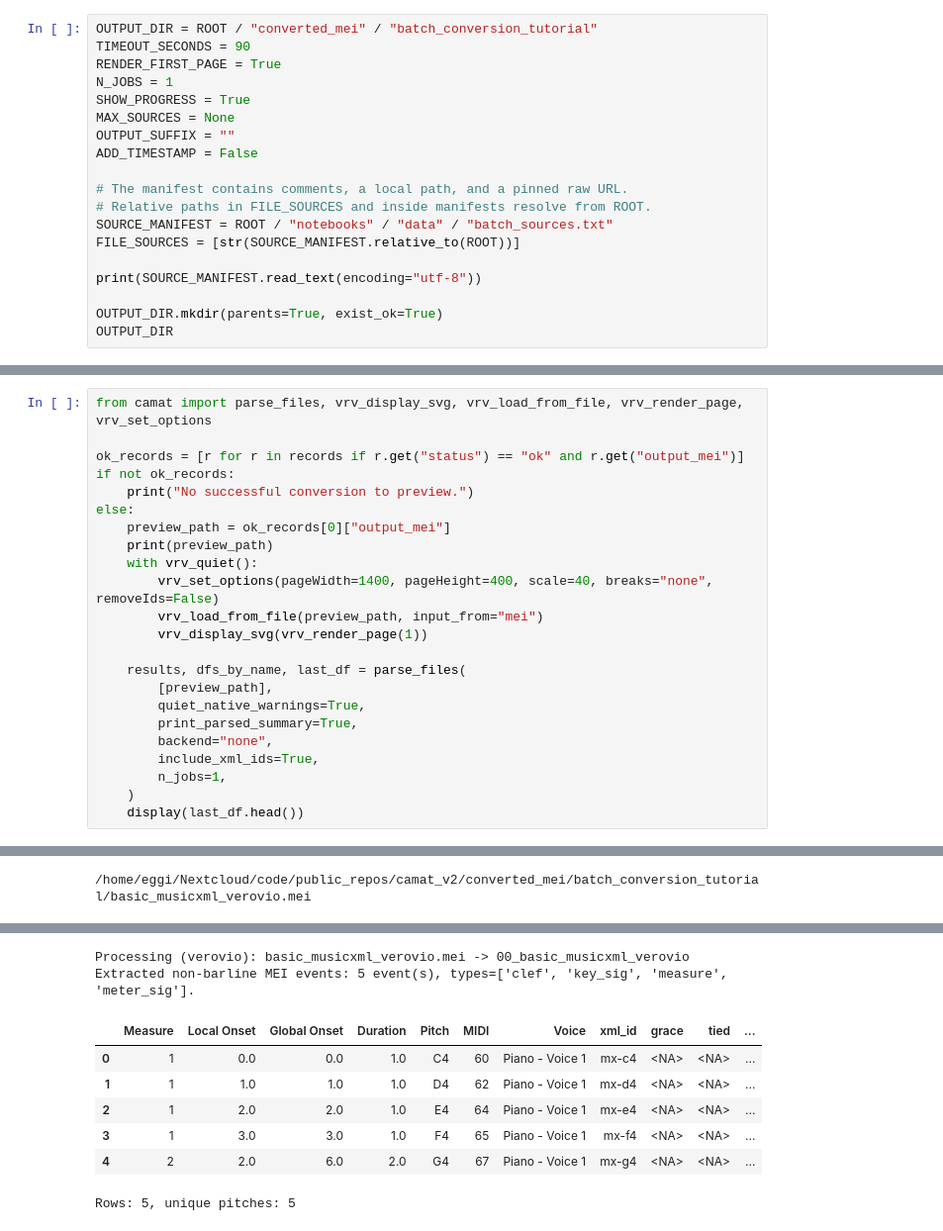
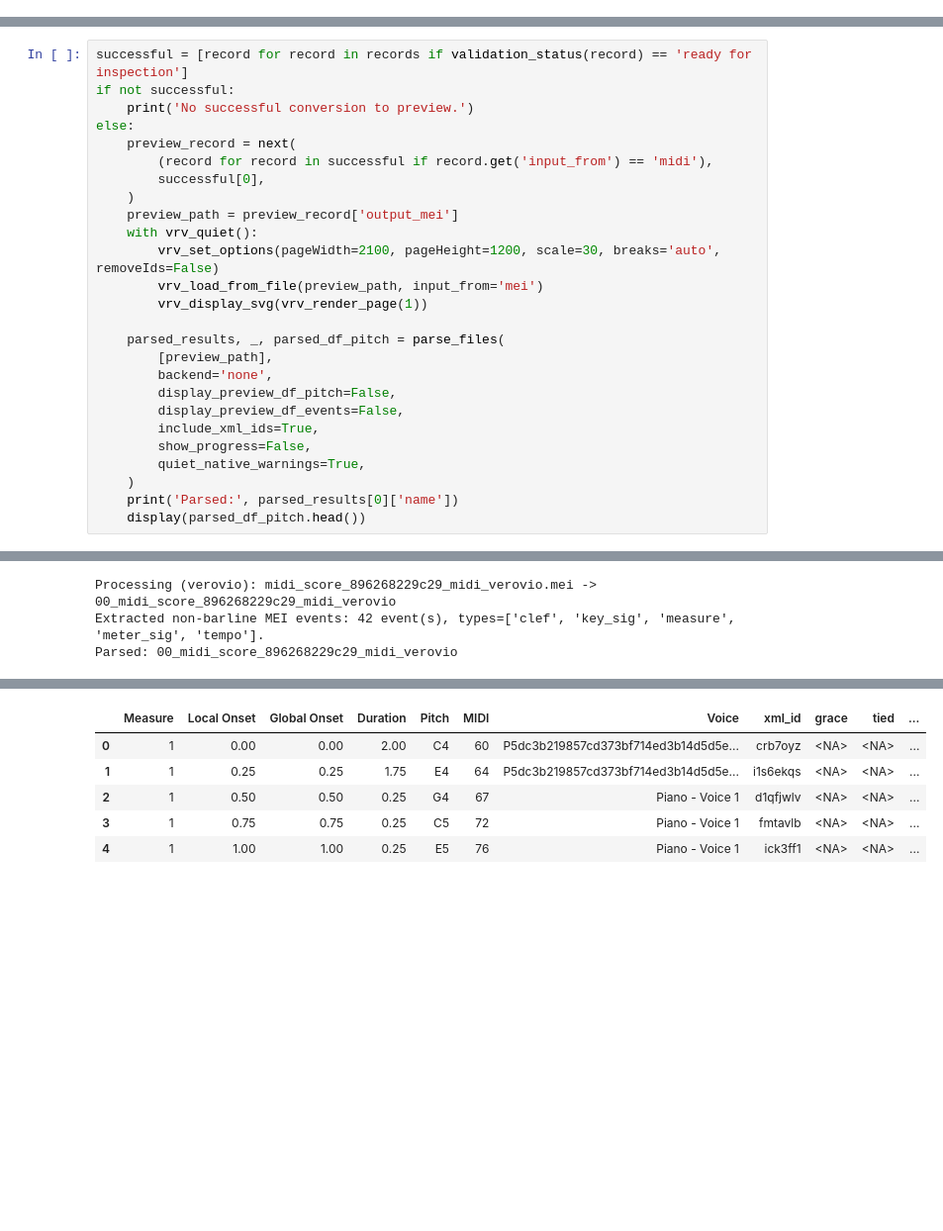
Before and after one commit to egorpol/camat_v2, a Jupyter notebook: notebooks/camat_batch_conversion.ipynb, the cells around one changed output, grey strips where cells are left out. Shown at 99% size. Drawn from its saved outputs; the diff is of its cells as text; blank space fills up the shorter version.

```diff
--- a/notebooks/camat_batch_conversion.ipynb
+++ b/notebooks/camat_batch_conversion.ipynb
@@ -52,19 +42,0 @@ Outputs go under `converted_mei/` (gitignored). Keep sources; treat generated ME
-# %%
-OUTPUT_DIR = ROOT / "converted_mei" / "batch_conversion_tutorial"
-TIMEOUT_SECONDS = 90
-RENDER_FIRST_PAGE = True
-N_JOBS = 1
-SHOW_PROGRESS = True
-MAX_SOURCES = None
-OUTPUT_SUFFIX = ""
-ADD_TIMESTAMP = False
-
-# The manifest contains comments, a local path, and a pinned raw URL.
-# Relative paths in FILE_SOURCES and inside manifests resolve from ROOT.
-SOURCE_MANIFEST = ROOT / "notebooks" / "data" / "batch_sources.txt"
-FILE_SOURCES = [str(SOURCE_MANIFEST.relative_to(ROOT))]
-
-print(SOURCE_MANIFEST.read_text(encoding="utf-8"))
-
-OUTPUT_DIR.mkdir(parents=True, exist_ok=True)
-OUTPUT_DIR
@@ -147,24 +211,27 @@ Render the first successful MEI, then parse with the default Verovio backend.
 # %%
-from camat import parse_files, vrv_display_svg, vrv_load_from_file, vrv_render_page, vrv_set_options
-
-ok_records = [r for r in records if r.get("status") == "ok" and r.get("output_mei")]
-if not ok_records:
-    print("No successful conversion to preview.")
+successful = [record for record in records if validation_status(record) == 'ready for inspection']
+if not successful:
+    print('No successful conversion to preview.')
 else:
-    preview_path = ok_records[0]["output_mei"]
-    print(preview_path)
+    preview_record = next(
+        (record for record in successful if record.get('input_from') == 'midi'),
+        successful[0],
+    )
+    preview_path = preview_record['output_mei']
     with vrv_quiet():
-        vrv_set_options(pageWidth=1400, pageHeight=400, scale=40, breaks="none", removeIds=False)
-        vrv_load_from_file(preview_path, input_from="mei")
+        vrv_set_options(pageWidth=2100, pageHeight=1200, scale=30, breaks='auto', removeIds=False)
+        vrv_load_from_file(preview_path, input_from='mei')
         vrv_display_svg(vrv_render_page(1))
 
-    results, dfs_by_name, last_df = parse_files(
+    parsed_results, _, parsed_df_pitch = parse_files(
         [preview_path],
+        backend='none',
+        display_preview_df_pitch=False,
+        display_preview_df_events=False,
+        include_xml_ids=True,
+        show_progress=False,
         quiet_native_warnings=True,
-        print_parsed_summary=True,
-        backend="none",
-        include_xml_ids=True,
-        n_jobs=1,
     )
-    display(last_df.head())
+    print('Parsed:', parsed_results[0]['name'])
+    display(parsed_df_pitch.head())
 # %% [output]
@@ -171 +239,3 @@ else:
-/home/eggi/Nextcloud/code/public_repos/camat_v2/converted_mei/batch_conversion_tutorial/basic_musicxml_verovio.mei
+Processing (verovio): midi_score_896268229c29_midi_verovio.mei -> 00_midi_score_896268229c29_midi_verovio
+Extracted non-barline MEI events: 42 event(s), types=['clef', 'key_sig', 'measure', 'meter_sig', 'tempo'].
+Parsed: 00_midi_score_896268229c29_midi_verovio
@@ -173,9 +242,6 @@ else:
-Processing (verovio): basic_musicxml_verovio.mei -> 00_basic_musicxml_verovio
-Extracted non-barline MEI events: 5 event(s), types=['clef', 'key_sig', 'measure', 'meter_sig'].
 |  | Measure | Local Onset | Global Onset | Duration | Pitch | MIDI | Voice | xml_id | grace | tied | ... |
-| 0 | 1 | 0.0 | 0.0 | 1.0 | C4 | 60 | Piano - Voice 1 | mx-c4 | <NA> | <NA> | ... |
-| 1 | 1 | 1.0 | 1.0 | 1.0 | D4 | 62 | Piano - Voice 1 | mx-d4 | <NA> | <NA> | ... |
-| 2 | 1 | 2.0 | 2.0 | 1.0 | E4 | 64 | Piano - Voice 1 | mx-e4 | <NA> | <NA> | ... |
-| 3 | 1 | 3.0 | 3.0 | 1.0 | F4 | 65 | Piano - Voice 1 | mx-f4 | <NA> | <NA> | ... |
-| 4 | 2 | 2.0 | 6.0 | 2.0 | G4 | 67 | Piano - Voice 1 | mx-g4 | <NA> | <NA> | ... |
+| 0 | 1 | 0.00 | 0.00 | 2.00 | C4 | 60 | P5dc3b219857cd373bf714ed3b14d5d5e... | crb7oyz | <NA> | <NA> | ... |
+| 1 | 1 | 0.25 | 0.25 | 1.75 | E4 | 64 | P5dc3b219857cd373bf714ed3b14d5d5e... | i1s6ekqs | <NA> | <NA> | ... |
+| 2 | 1 | 0.50 | 0.50 | 0.25 | G4 | 67 | Piano - Voice 1 | d1qfjwlv | <NA> | <NA> | ... |
+| 3 | 1 | 0.75 | 0.75 | 0.25 | C5 | 72 | Piano - Voice 1 | fmtavlb | <NA> | <NA> | ... |
+| 4 | 1 | 1.00 | 1.00 | 0.25 | E5 | 76 | Piano - Voice 1 | ick3ff1 | <NA> | <NA> | ... |
-Rows: 5, unique pitches: 5
```
Also changed, not shown: parts of 17 cells of this notebook, 50 other files.
